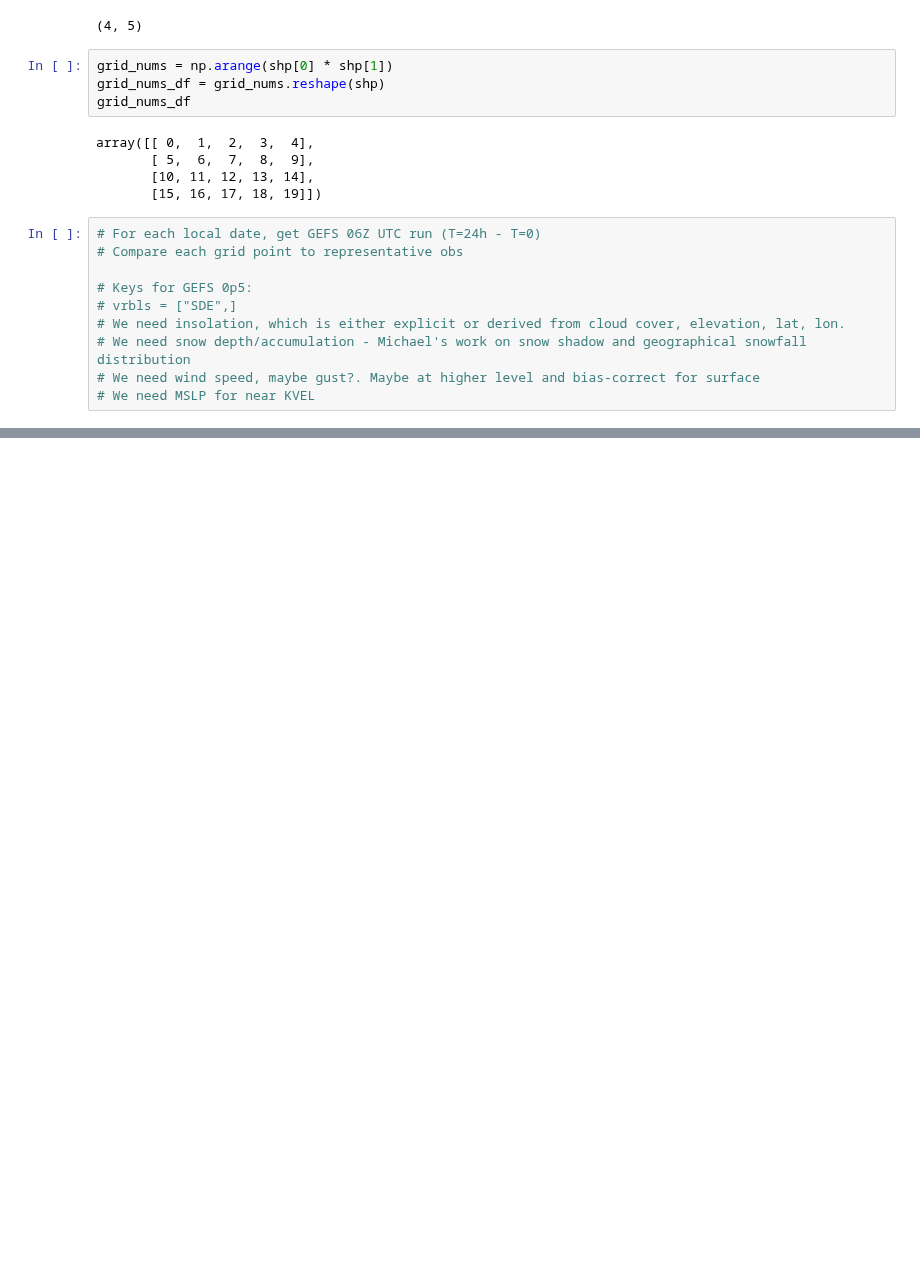
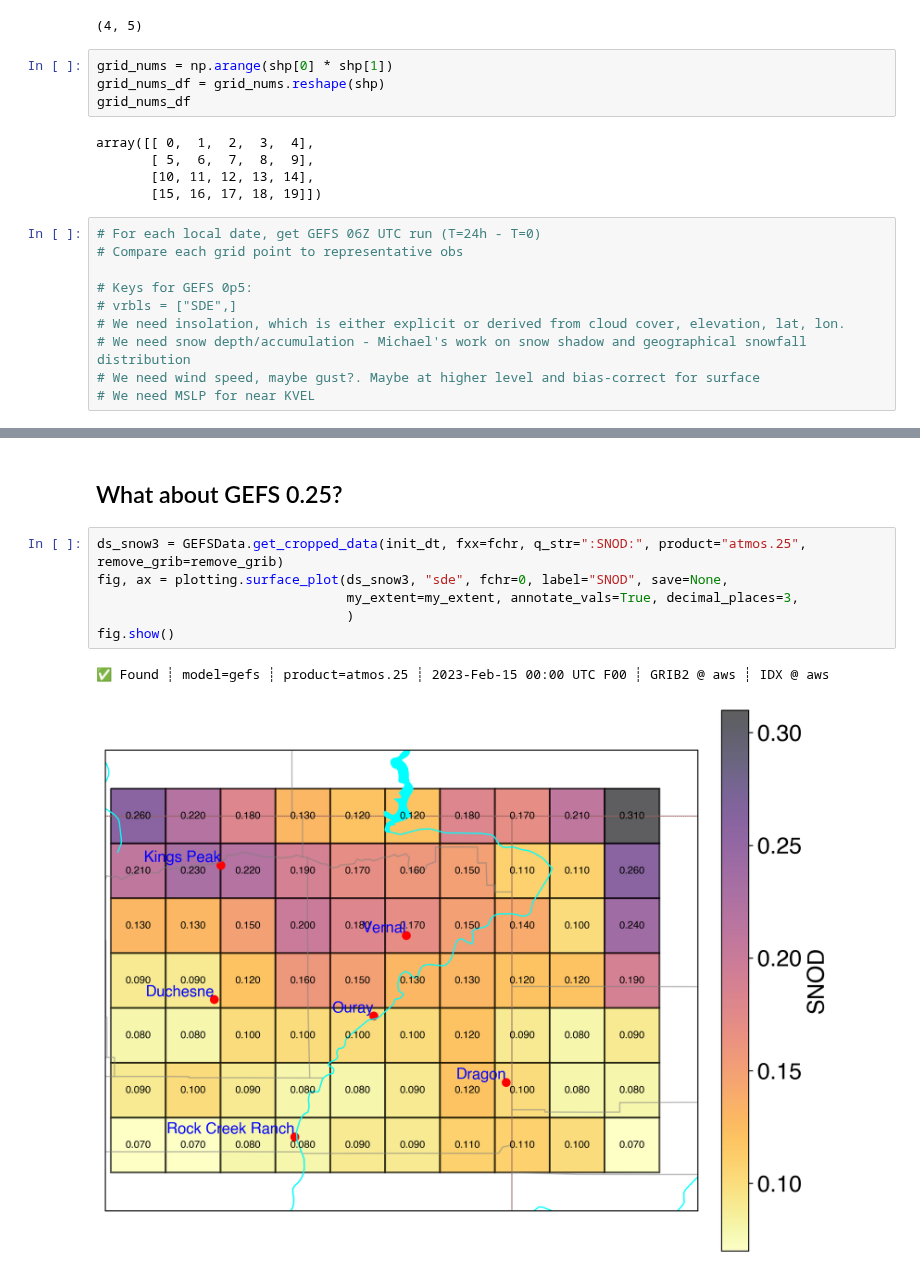
Before and after one commit to Bingham-Research-Center/clyfar, a Jupyter notebook: nwp/gefs_0p5_demo.ipynb, the cells around one changed output, grey strips where cells are left out. Saved outputs shown, nothing was run; the diff lists cells and outputs as text; blank space fills up the shorter version.

```diff
--- a/nwp/gefs_0p5_demo.ipynb
+++ b/nwp/gefs_0p5_demo.ipynb
@@ -106,0 +182,11 @@ array([[ 0,  1,  2,  3,  4],
+# %% [markdown]
+## What about GEFS 0.25?
+# %%
+ds_snow3 = GEFSData.get_cropped_data(init_dt, fxx=fchr, q_str=":SNOD:", product="atmos.25", remove_grib=remove_grib)
+fig, ax = plotting.surface_plot(ds_snow3, "sde", fchr=0, label="SNOD", save=None,
+                                my_extent=my_extent, annotate_vals=True, decimal_places=3,
+                                )
+fig.show()
+# %% [output]
+✅ Found ┊ model=gefs ┊ product=atmos.25 ┊ 2023-Feb-15 00:00 UTC F00 ┊ GRIB2 @ aws ┊ IDX @ aws
+[figure, added]
```
Also changed, not shown: parts of 22 cells of this notebook, 26 other files.
